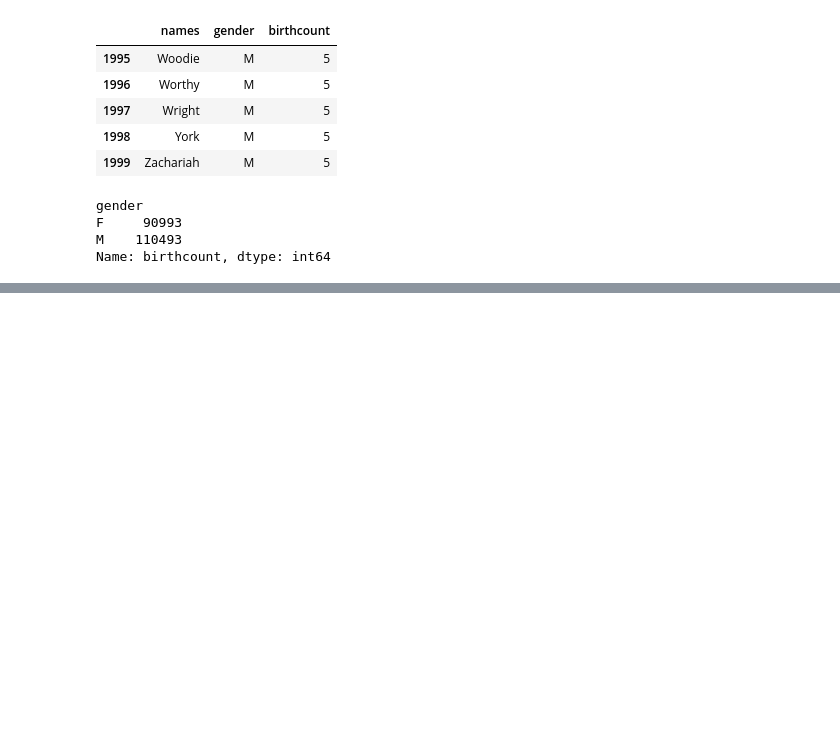
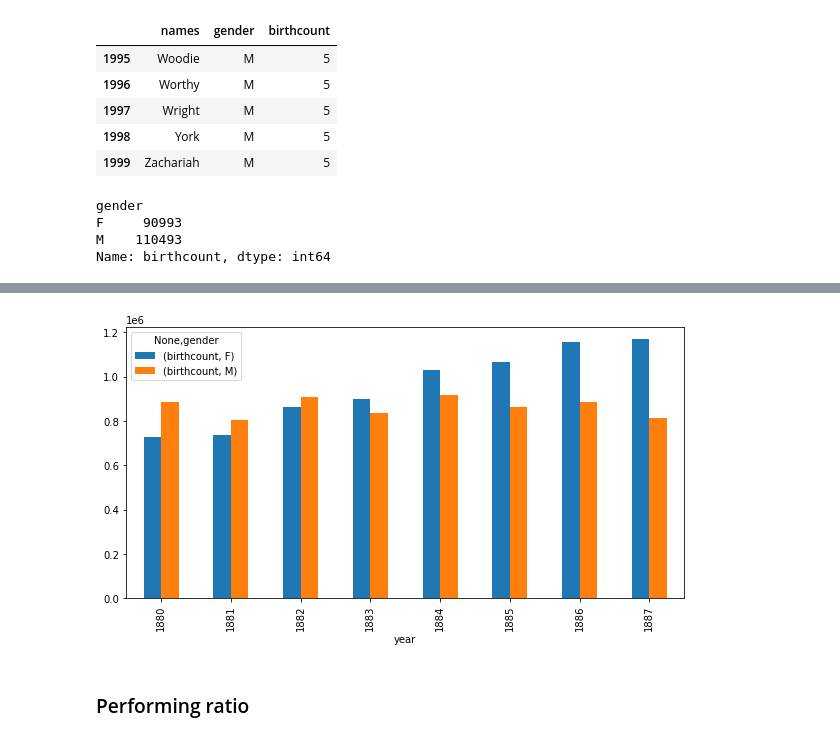
Before and after one commit to oderofrancis/pandas, a Jupyter notebook: pandas.ipynb, the cells around one changed output, grey strips where cells are left out. Saved outputs shown, nothing was run; the diff lists cells and outputs as text; code cells hidden in the pictures; blank space fills up the shorter version.

```diff
--- a/pandas.ipynb
+++ b/pandas.ipynb
@@ -711,0 +739,6 @@ FileNotFoundError: [Errno 2] No such file or directory: 'yob1880.txt'
+# %%
+# using groupby
+
+total_births = alldata.groupby(['year', 'gender']).sum().unstack('gender')
+
+total_births
@@ -711,0 +757,8 @@ FileNotFoundError: [Errno 2] No such file or directory: 'yob1880.txt'
+# %%
+total_births.plot(kind='bar',figsize=(10,5))
+
+plt.show()
+# %% [output]
+[figure, added]
+# %% [markdown]
+### Performing ratio
```
Also changed, not shown: parts of 9 cells of this notebook.
